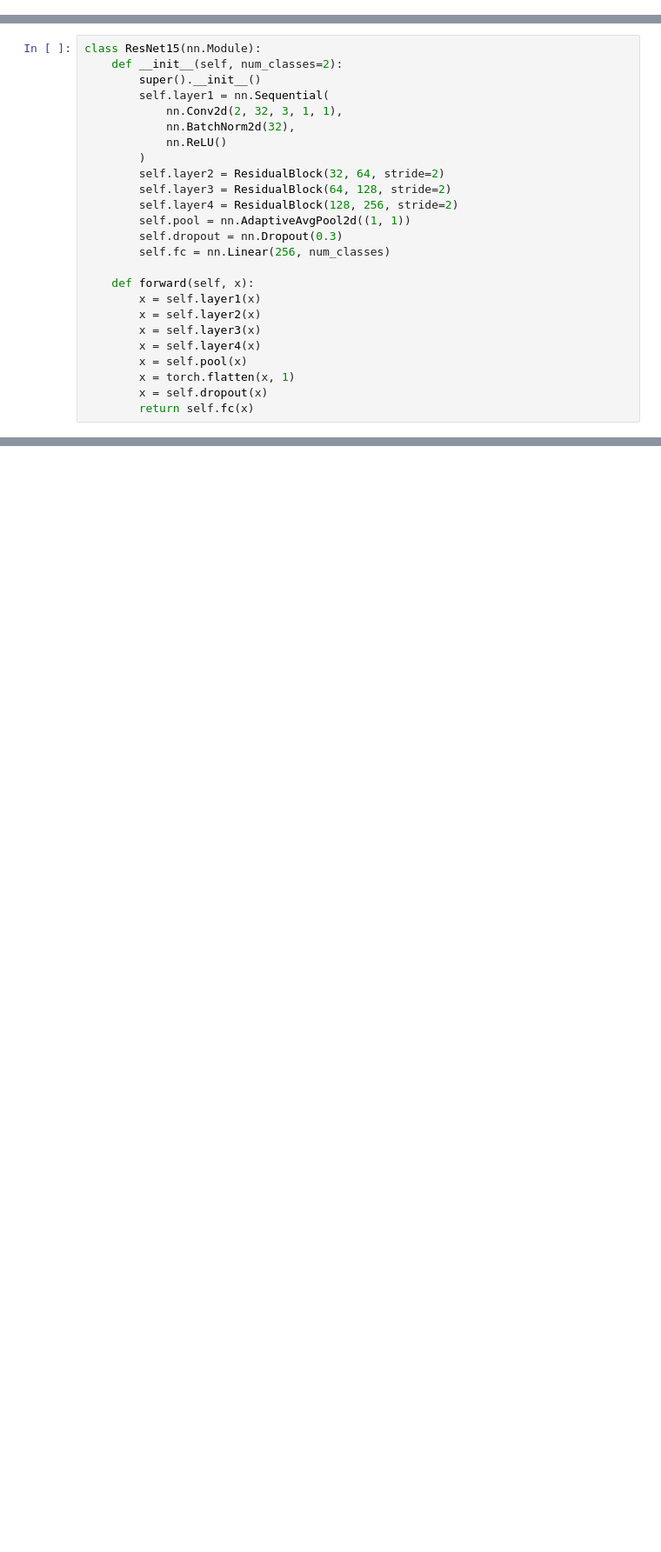
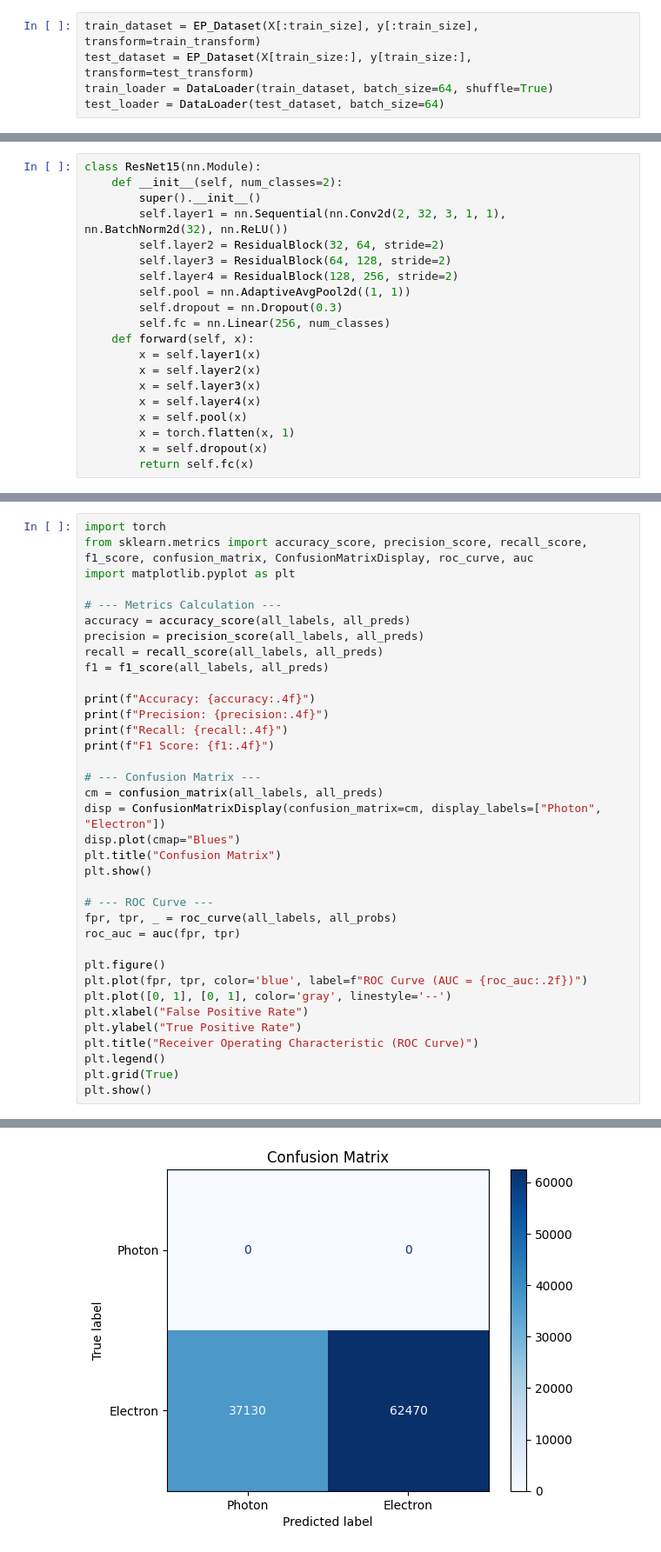
Before and after one commit to agarwalavantika/Electron-vs-Photon-Classification, a Jupyter notebook: gsoc-electronsvsprotons.ipynb, the cells around one changed output, grey strips where cells are left out. Shown at 87% size. Drawn from its saved outputs; the diff is of its cells as text; blank space fills up the shorter version.

```diff
--- a/gsoc-electronsvsprotons.ipynb
+++ b/gsoc-electronsvsprotons.ipynb
@@ -84,3 +45,8 @@ X_tensor = (X_tensor - mean) / (std + 1e-7)
+# %%
+train_dataset = EP_Dataset(X[:train_size], y[:train_size], transform=train_transform)
+test_dataset = EP_Dataset(X[train_size:], y[train_size:], transform=test_transform)
+train_loader = DataLoader(train_dataset, batch_size=64, shuffle=True)
+test_loader = DataLoader(test_dataset, batch_size=64)
 # %%
 class ResidualBlock(nn.Module):
     def __init__(self, in_channels, out_channels, stride=1):
@@ -105,18 +68,13 @@ class ResidualBlock(nn.Module):
 class ResNet15(nn.Module):
     def __init__(self, num_classes=2):
         super().__init__()
-        self.layer1 = nn.Sequential(
-            nn.Conv2d(2, 32, 3, 1, 1),
-            nn.BatchNorm2d(32),
-            nn.ReLU()
-        )
+        self.layer1 = nn.Sequential(nn.Conv2d(2, 32, 3, 1, 1), nn.BatchNorm2d(32), nn.ReLU())
         self.layer2 = ResidualBlock(32, 64, stride=2)
         self.layer3 = ResidualBlock(64, 128, stride=2)
         self.layer4 = ResidualBlock(128, 256, stride=2)
         self.pool = nn.AdaptiveAvgPool2d((1, 1))
         self.dropout = nn.Dropout(0.3)
         self.fc = nn.Linear(256, num_classes)
-
     def forward(self, x):
         x = self.layer1(x)
         x = self.layer2(x)
@@ -237,0 +154,37 @@ torch.save(model.state_dict(), "resnet15_detector.pth")
+# %%
+import torch
+from sklearn.metrics import accuracy_score, precision_score, recall_score, f1_score, confusion_matrix, ConfusionMatrixDisplay, roc_curve, auc
+import matplotlib.pyplot as plt
+
+# --- Metrics Calculation ---
+accuracy = accuracy_score(all_labels, all_preds)
+precision = precision_score(all_labels, all_preds)
+recall = recall_score(all_labels, all_preds)
+f1 = f1_score(all_labels, all_preds)
+
+print(f"Accuracy: {accuracy:.4f}")
+print(f"Precision: {precision:.4f}")
+print(f"Recall: {recall:.4f}")
+print(f"F1 Score: {f1:.4f}")
+
+# --- Confusion Matrix ---
+cm = confusion_matrix(all_labels, all_preds)
+disp = ConfusionMatrixDisplay(confusion_matrix=cm, display_labels=["Photon", "Electron"])
+disp.plot(cmap="Blues")
+plt.title("Confusion Matrix")
+plt.show()
+
+# --- ROC Curve ---
+fpr, tpr, _ = roc_curve(all_labels, all_probs)
+roc_auc = auc(fpr, tpr)
+
+plt.figure()
+plt.plot(fpr, tpr, color='blue', label=f"ROC Curve (AUC = {roc_auc:.2f})")
+plt.plot([0, 1], [0, 1], color='gray', linestyle='--')
+plt.xlabel("False Positive Rate")
+plt.ylabel("True Positive Rate")
+plt.title("Receiver Operating Characteristic (ROC Curve)")
+plt.legend()
+plt.grid(True)
+plt.show()
+# %% [output]
@@ -237,0 +195 @@ torch.save(model.state_dict(), "resnet15_detector.pth")
+[figure, added]
```
Also changed, not shown: parts of 20 cells of this notebook.
